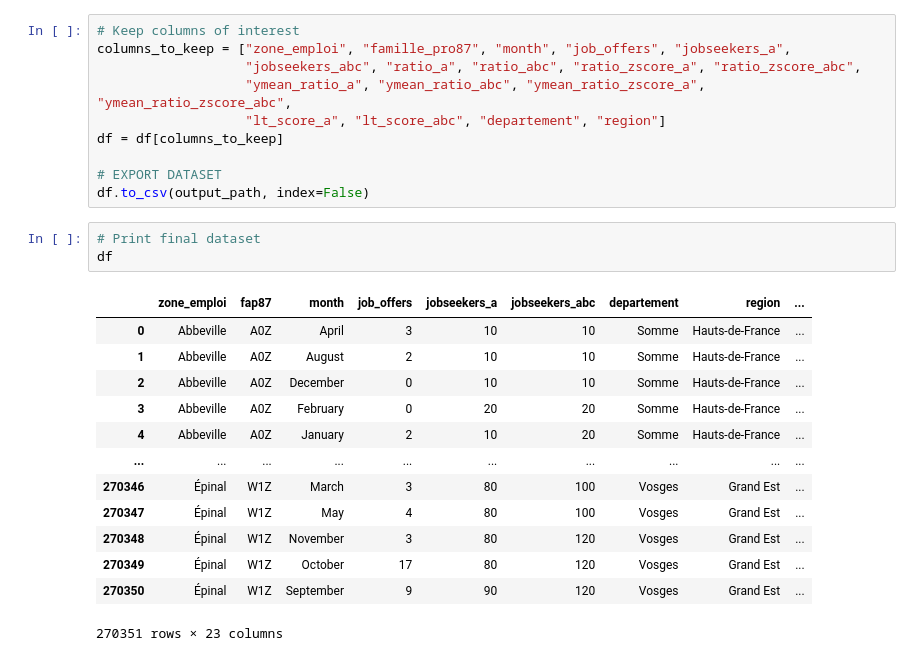
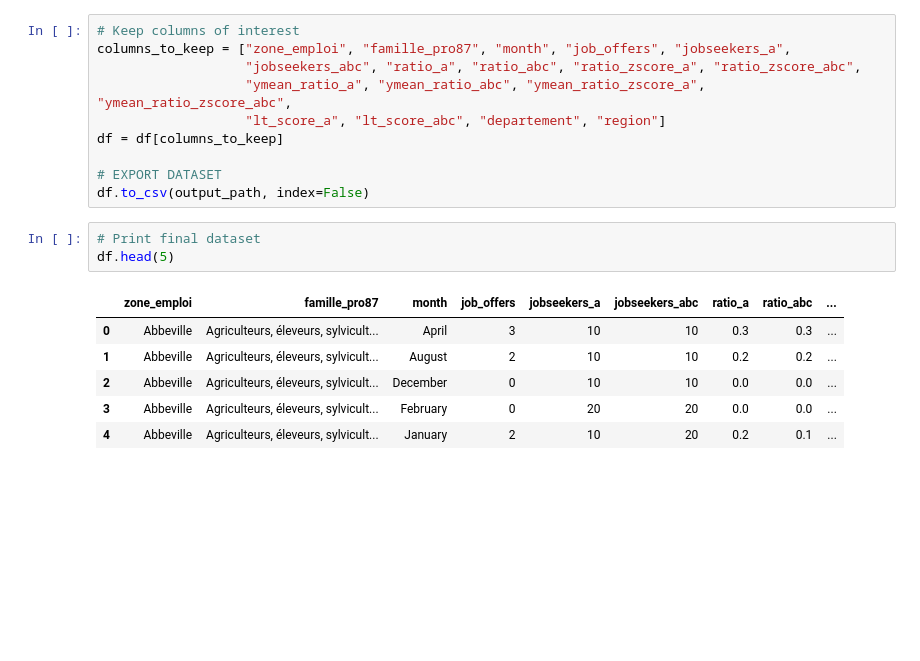
Before and after one commit to cynthia-francis/Project-LabourMarketTensions, a Jupyter notebook: src/ratio_supply_demand_indicator.ipynb, the cells around one changed output. Cells and saved outputs as stored; diff of their text form; blank space fills up the shorter version.

```diff
--- a/src/ratio_supply_demand_indicator.ipynb
+++ b/src/ratio_supply_demand_indicator.ipynb
@@ -289,20 +289,13 @@ df = df[columns_to_keep]
 
 # EXPORT DATASET
 df.to_csv(output_path, index=False)
-# %%
-# Print final dataset
-df
-# %% [output]
-|  | zone_emploi | fap87 | month | job_offers | jobseekers_a | jobseekers_abc | departement | region | ... |
-| 0 | Abbeville | A0Z | April | 3 | 10 | 10 | Somme | Hauts-de-France | ... |
-| 1 | Abbeville | A0Z | August | 2 | 10 | 10 | Somme | Hauts-de-France | ... |
-| 2 | Abbeville | A0Z | December | 0 | 10 | 10 | Somme | Hauts-de-France | ... |
-| 3 | Abbeville | A0Z | February | 0 | 20 | 20 | Somme | Hauts-de-France | ... |
-| 4 | Abbeville | A0Z | January | 2 | 10 | 20 | Somme | Hauts-de-France | ... |
-| ... | ... | ... | ... | ... | ... | ... | ... | ... | ... |
-| 270346 | Épinal | W1Z | March | 3 | 80 | 100 | Vosges | Grand Est | ... |
-| 270347 | Épinal | W1Z | May | 4 | 80 | 100 | Vosges | Grand Est | ... |
-| 270348 | Épinal | W1Z | November | 3 | 80 | 120 | Vosges | Grand Est | ... |
-| 270349 | Épinal | W1Z | October | 17 | 80 | 120 | Vosges | Grand Est | ... |
-| 270350 | Épinal | W1Z | September | 9 | 90 | 120 | Vosges | Grand Est | ... |
-270351 rows × 23 columns
+# %%
+# Print final dataset
+df.head(5)
+# %% [output]
+|  | zone_emploi | famille_pro87 | month | job_offers | jobseekers_a | jobseekers_abc | ratio_a | ratio_abc | ... |
+| 0 | Abbeville | Agriculteurs, éleveurs, sylvicult... | April | 3 | 10 | 10 | 0.3 | 0.3 | ... |
+| 1 | Abbeville | Agriculteurs, éleveurs, sylvicult... | August | 2 | 10 | 10 | 0.2 | 0.2 | ... |
+| 2 | Abbeville | Agriculteurs, éleveurs, sylvicult... | December | 0 | 10 | 10 | 0.0 | 0.0 | ... |
+| 3 | Abbeville | Agriculteurs, éleveurs, sylvicult... | February | 0 | 20 | 20 | 0.0 | 0.0 | ... |
+| 4 | Abbeville | Agriculteurs, éleveurs, sylvicult... | January | 2 | 10 | 20 | 0.2 | 0.1 | ... |
```
